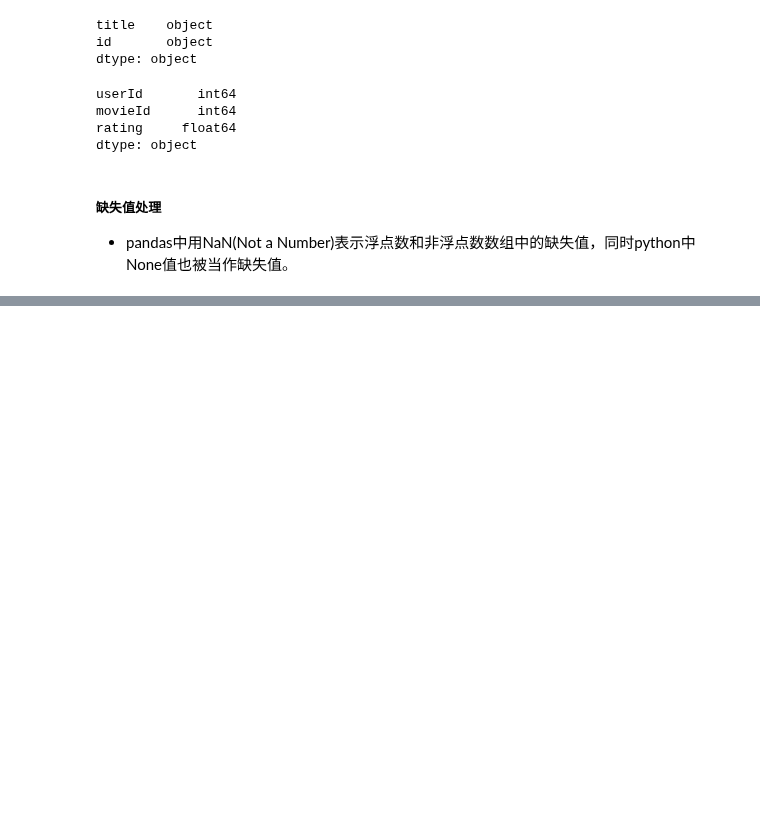
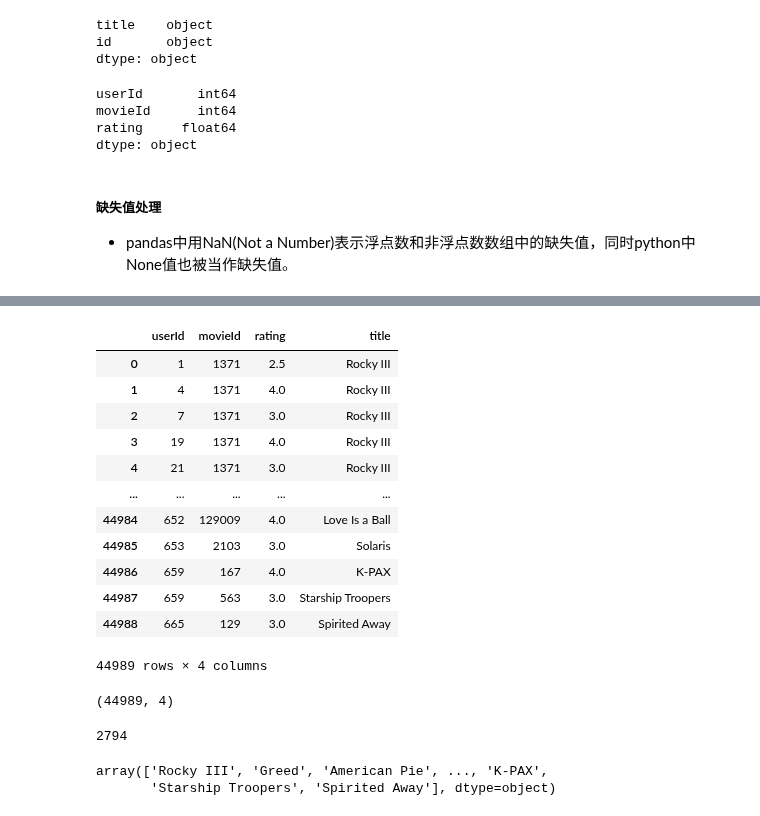
Before and after one commit to OcaenEyes/ML, a Jupyter notebook: AI训练赛/基于关联规则算法实现电影推荐系统/基于关联规则算法实现电影推荐.ipynb, the cells around one changed output, grey strips where cells are left out. Drawn from its saved outputs; the diff is of its cells as text; code cells hidden in the pictures; blank space fills up the shorter version.

```diff
--- a/AI训练赛/基于关联规则算法实现电影推荐系统/基于关联规则算法实现电影推荐.ipynb
+++ b/AI训练赛/基于关联规则算法实现电影推荐系统/基于关联规则算法实现电影推荐.ipynb
@@ -184,0 +280,2 @@ dtype: object
+# %%
+movie_data_df_t.drop_duplicates(['id'],inplace=True)
@@ -184,0 +295,2 @@ dtype: object
+# %%
+movie_data_df_t['id'] = movie_data_df_t['id'].astype(np.int64)
@@ -184,0 +318,3 @@ dtype: object
+# %%
+# 左dataframe 和 右dataframe 根据 movieId 和 id进行合并
+ratings_df_s = pd.merge(ratings_df_s,movie_data_df_t, left_on='movieId',right_on='id')
@@ -184,0 +330,32 @@ dtype: object
+# %%
+ratings_df_s.drop(['id'],axis=1,inplace=True)
+# %%
+ratings_df_s
+# %% [output]
+|  | userId | movieId | rating | title |
+| 0 | 1 | 1371 | 2.5 | Rocky III |
+| 1 | 4 | 1371 | 4.0 | Rocky III |
+| 2 | 7 | 1371 | 3.0 | Rocky III |
+| 3 | 19 | 1371 | 4.0 | Rocky III |
+| 4 | 21 | 1371 | 3.0 | Rocky III |
+| ... | ... | ... | ... | ... |
+| 44984 | 652 | 129009 | 4.0 | Love Is a Ball |
+| 44985 | 653 | 2103 | 3.0 | Solaris |
+| 44986 | 659 | 167 | 4.0 | K-PAX |
+| 44987 | 659 | 563 | 3.0 | Starship Troopers |
+| 44988 | 665 | 129 | 3.0 | Spirited Away |
+44989 rows × 4 columns
+# %%
+ratings_df_s.shape
+# %% [output]
+(44989, 4)
+# %%
+# 有评分记录的电影的个数
+len(ratings_df_s['title'].unique())
+# %% [output]
+2794
+# %%
+ratings_df_s['title'].unique()
+# %% [output]
+array(['Rocky III', 'Greed', 'American Pie', ..., 'K-PAX',
+       'Starship Troopers', 'Spirited Away'], dtype=object)
```
Also changed, not shown: parts of 22 cells of this notebook.
